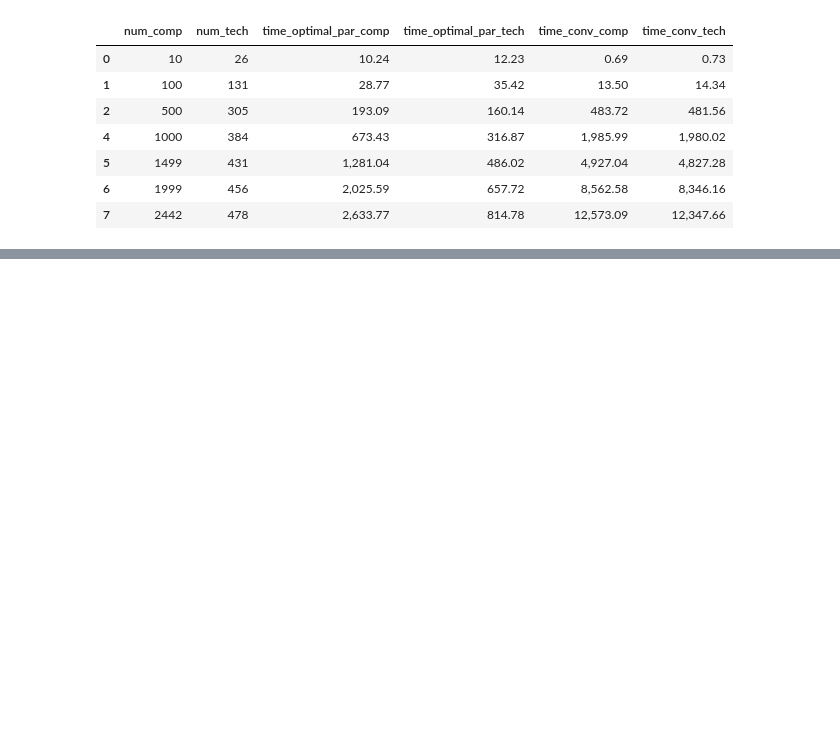
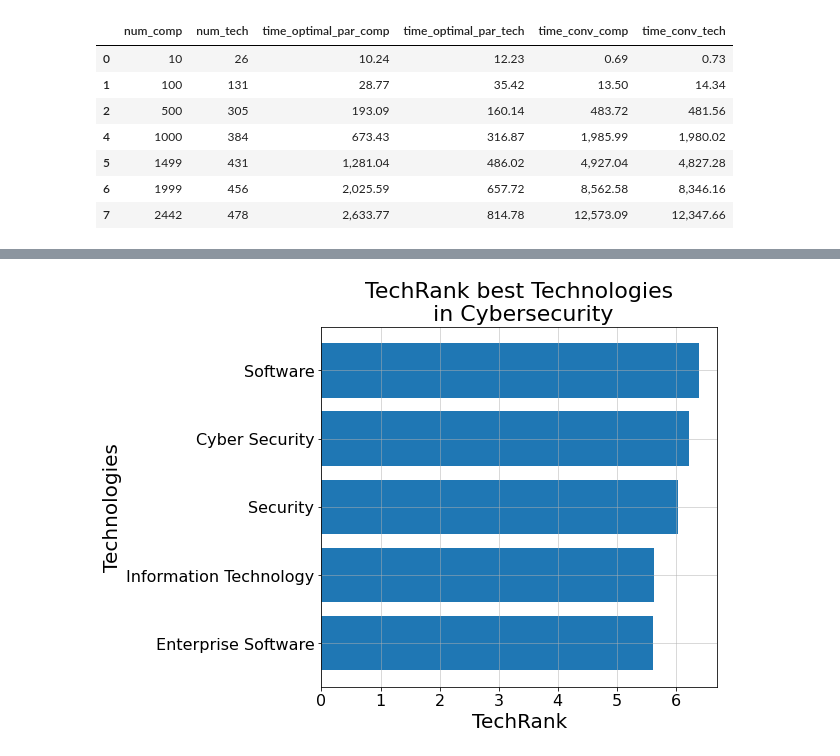
Before and after one commit to technometrics-lab/5-TechRank, a Jupyter notebook: analysis_results.ipynb, the cells around one changed output, grey strips where cells are left out. Drawn from its saved outputs; the diff is of its cells as text; code cells hidden in the pictures; blank space fills up the shorter version.

```diff
--- a/analysis_results.ipynb
+++ b/analysis_results.ipynb
@@ -365,0 +272,8 @@ plt.show()
+# %%
+# imputs!
+# change them and teh rest of the code will react accordingly
+# please make sure to match the num of companies with the right number of technologies
+
+num_comp = 100
+num_tech = 134
+flag_cybersecurity = True
@@ -365,0 +309,23 @@ plt.show()
+# %%
+params = {
+    'axes.labelsize': 22,
+    'axes.titlesize':24,
+    'legend.fontsize': 18,
+    'xtick.labelsize': 16,
+    'ytick.labelsize': 16}
+# %%
+plt.figure(figsize=(10, 8))
+plt.rcParams.update(params)
+y = df_techrank_tech['name'][:5]
+x = df_techrank_tech['techrank'][:5]
+plt.barh(y,x)
+plt.grid(alpha=0.6)
+plt.gca().invert_yaxis()
+plt.title("TechRank best Technologies\n in Cybersecurity")
+plt.xlabel("TechRank")
+plt.ylabel("Technologies")
+plt.gcf().subplots_adjust(top=0.75, left=0.35)
+plt.savefig("plots/analysis_results/techrank_best_tech_cyber.pdf")
+plt.show()
+# %% [output]
+[figure, added]
```
Also changed, not shown: parts of 44 cells of this notebook, 18 other files.
